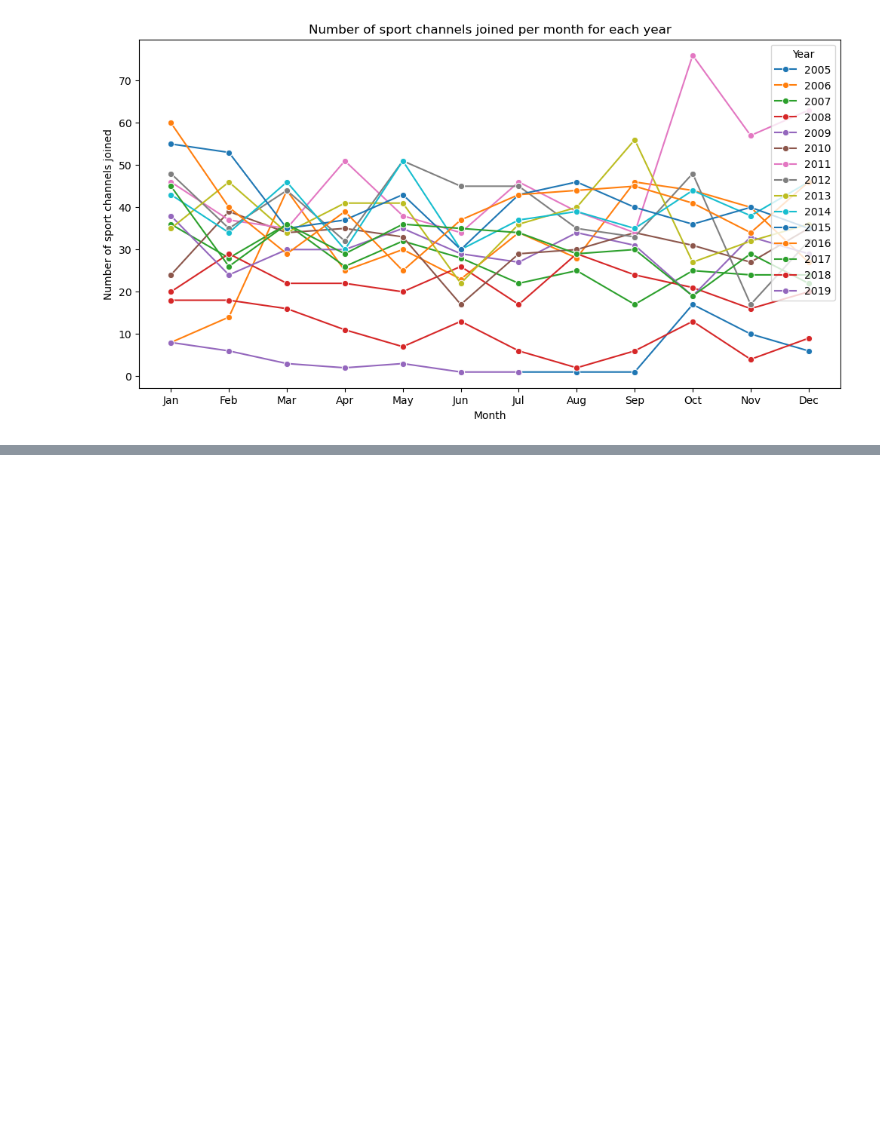
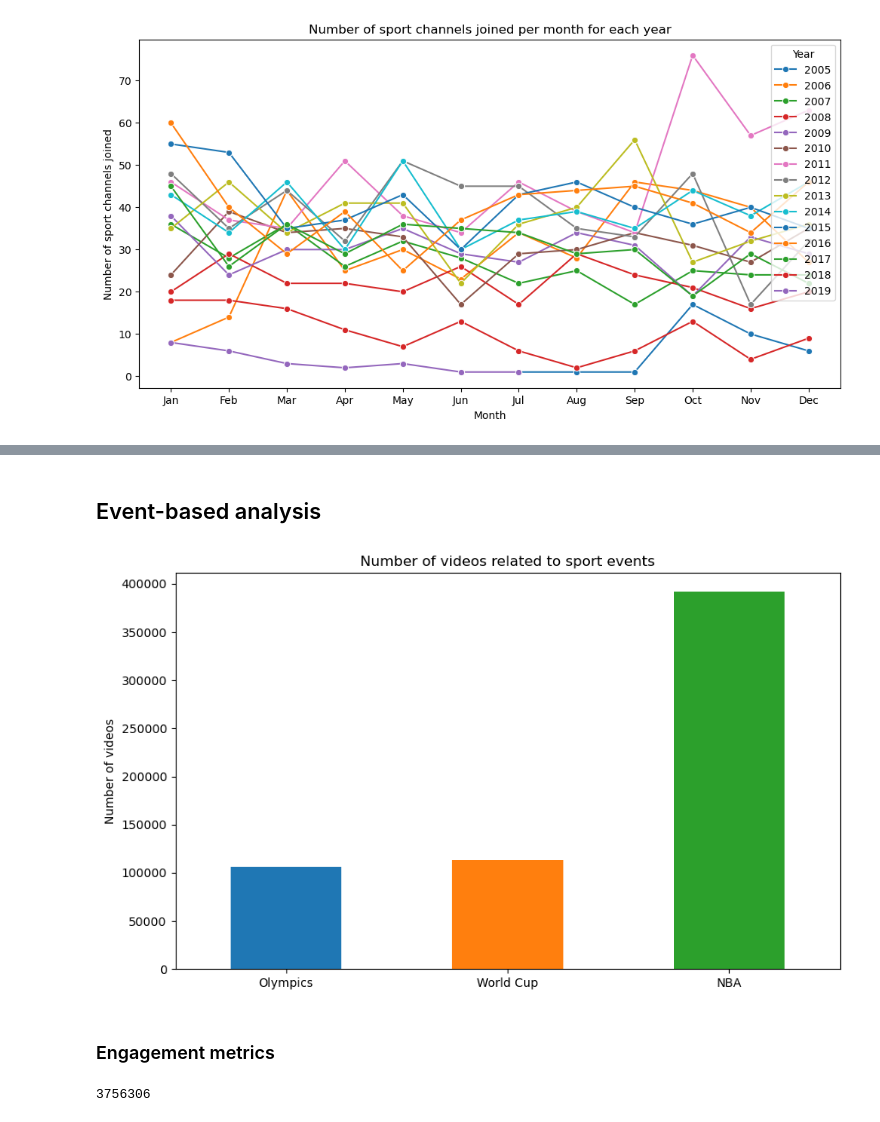
Before and after one commit to epfl-ada/ada-2024-project-robodatapioneers2024, a Jupyter notebook: initial_analysis.ipynb, the cells around one changed output, grey strips where cells are left out. Saved outputs shown, nothing was run; the diff lists cells and outputs as text; code cells hidden in the pictures; blank space fills up the shorter version.

Commit message:
Update initial analysis

```diff
--- a/initial_analysis.ipynb
+++ b/initial_analysis.ipynb
@@ -208,0 +257,41 @@ plt.show()
+# %% [markdown]
+## Event-based analysis
+# %%
+
+olympics_keywords = [
+    'olympic', 'olympics', 'olympiad', 'beijing 2008', 'london 2012',
+    'rio 2016', 'pyeongchang 2018', 'sochi 2014', 'tokyo 2020', 'olympic games',
+    'winter olympics', 'summer olympics'
+]
+
+df_olympics = get_related_videos_with_keywords(df_vd_sports, olympics_keywords)
+# %%
+world_cup_keywords = [
+   'world cup', 'worldcup', '2018 russia', '2014 brazil', '2010 south africa',
+]
+
+df_world_cup = get_related_videos_with_keywords(df_vd_sports, world_cup_keywords)
+# %%
+nba_keywords = [
+    'nba', 'national basketball association'
+]
+
+df_nba = get_related_videos_with_keywords(df_vd_sports, nba_keywords)
+# %%
+# Number of videos related to sport events
+plt.figure(figsize=(10, 6))
+colors = sns.color_palette("tab10")
+event_counts = pd.Series({
+    "Olympics": df_olympics.shape[0],
+    "World Cup": df_world_cup.shape[0],
+    "NBA": df_nba.shape[0]
+})
+event_counts.plot(kind="bar", color=colors)
+plt.title("Number of videos related to sport events")
+plt.ylabel("Number of videos")
+plt.xticks(rotation=0)
+plt.show()
+# %% [output]
+[figure, added]
+# %% [markdown]
+### Engagement metrics
@@ -208,0 +304,4 @@ plt.show()
+# %%
+len(df_vd_non_events)
+# %% [output]
+3756306
```
Also changed, not shown: parts of 34 cells of this notebook, 3 other files.
